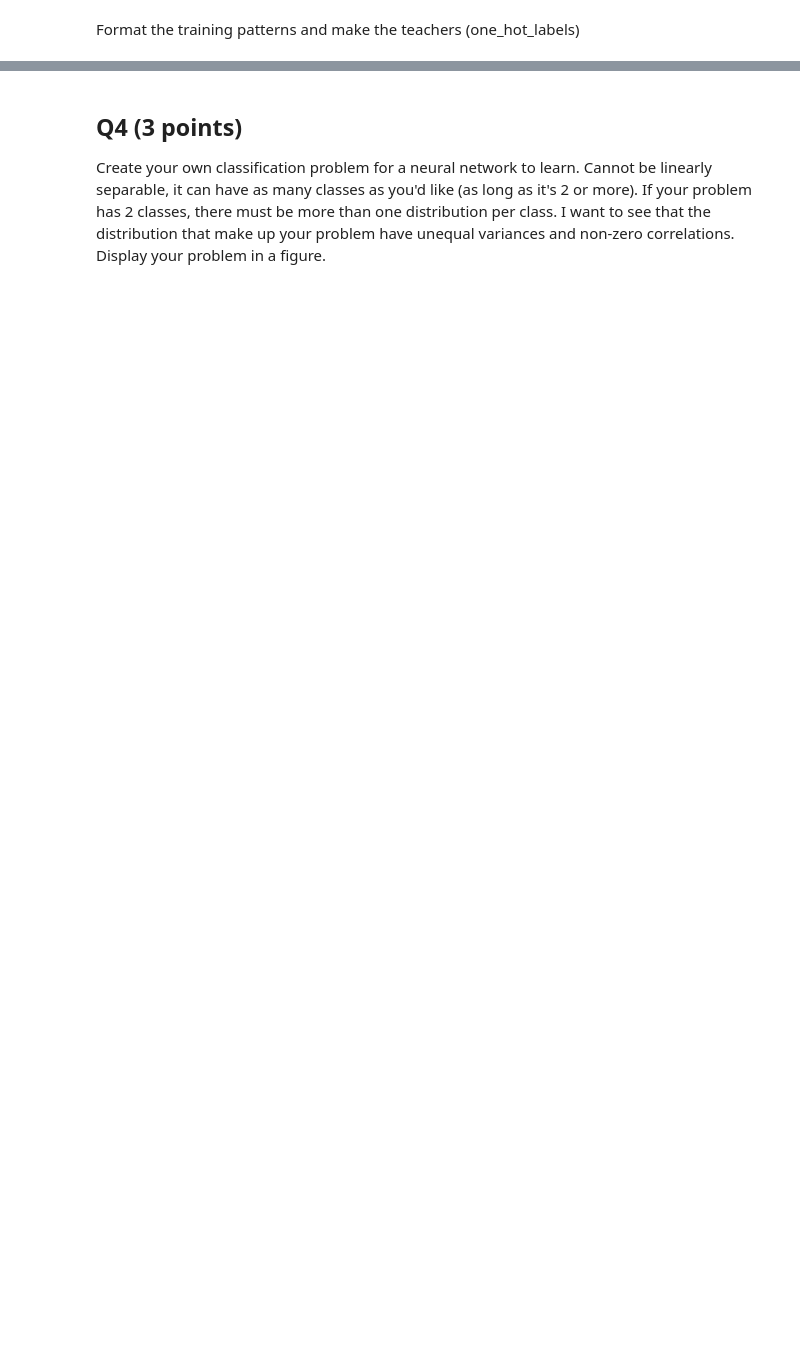
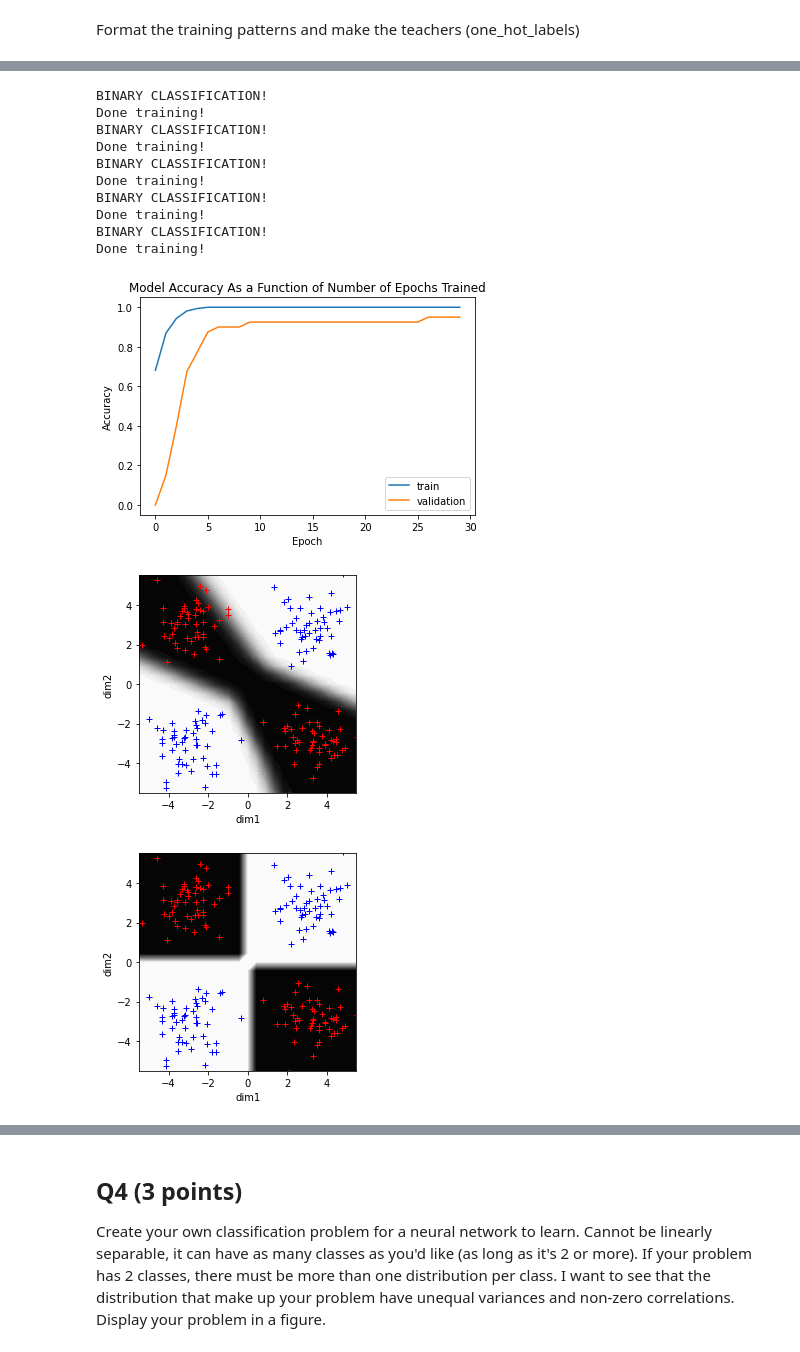
Before and after one commit to kdmalc/CompNeuro, a Jupyter notebook: 06/Homework6_Malcolm.ipynb, the cells around one changed output, grey strips where cells are left out. Saved outputs shown, nothing was run; the diff lists cells and outputs as text; code cells hidden in the pictures; blank space fills up the shorter version.

```diff
--- a/06/Homework6_Malcolm.ipynb
+++ b/06/Homework6_Malcolm.ipynb
@@ -401,0 +290,16 @@ Done training!
+# %%
+network_pip_bi2551, history_pip_bi2551, out_pip_bi2551 = run_pipeline(train_array, train_labels_onehot, node_list=[2,5,5,1])
+# %% [output]
+BINARY CLASSIFICATION!
+Done training!
+BINARY CLASSIFICATION!
+Done training!
+BINARY CLASSIFICATION!
+Done training!
+BINARY CLASSIFICATION!
+Done training!
+BINARY CLASSIFICATION!
+Done training!
+[figure, added]
+[figure, added]
+[figure, added]
```
Also changed, not shown: parts of 28 cells of this notebook.
